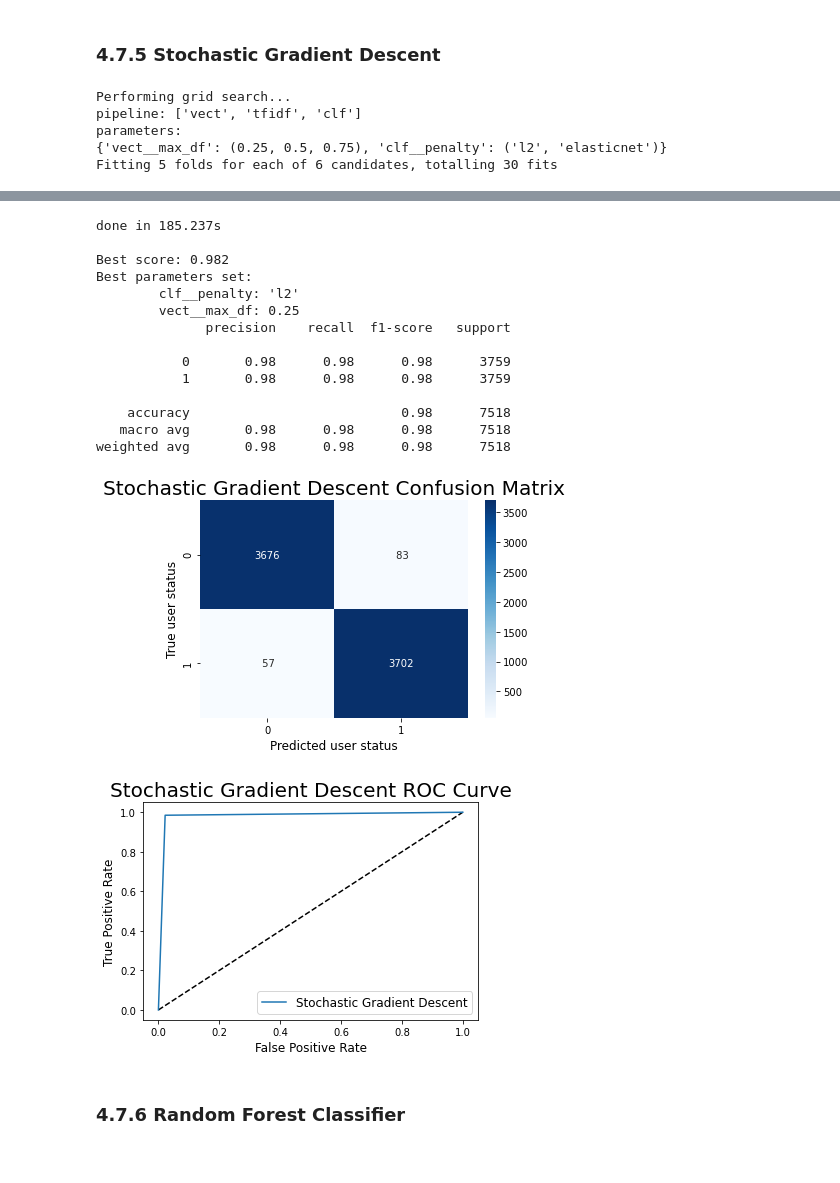
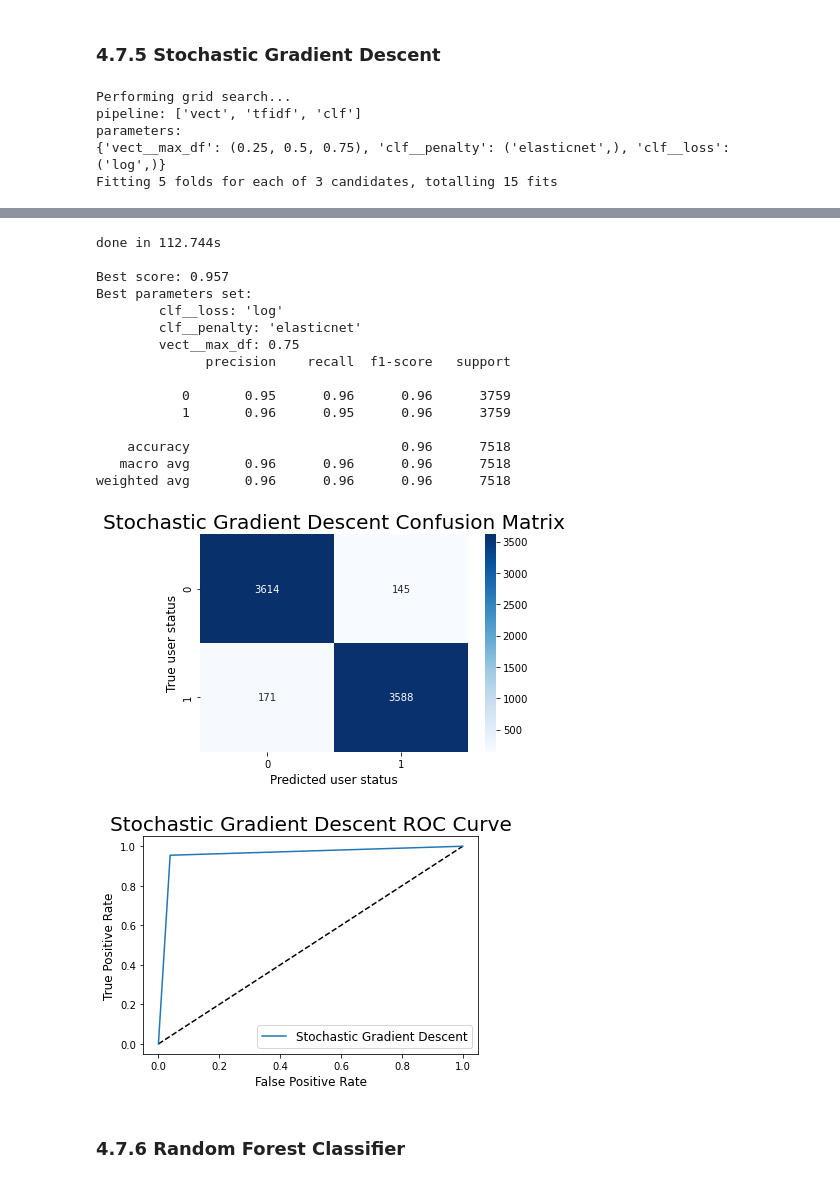
Before and after one commit to islamnusrat/Capstone_2_Fake_News_Detection, a Jupyter notebook: 04_Pre-Processing and Training .ipynb, the cells around one changed output, grey strips where cells are left out. Drawn from its saved outputs; the diff is of its cells as text; code cells hidden in the pictures.

```diff
--- a/04_Pre-Processing and Training .ipynb
+++ b/04_Pre-Processing and Training .ipynb
@@ -318,7 +318,7 @@ pipeline = Pipeline([
 
 parameters = {
     'vect__max_df': (0.25, 0.5, 0.75,),
-    'clf__penalty': ('l2', 'elasticnet'),
+    'clf__penalty': ('l1','l2'),
 }
 
 if __name__ == "__main__":
@@ -383,7 +383,8 @@ pipeline = Pipeline([
 
 parameters = {
     'vect__max_df': (0.25,0.5, 0.75),
-    'clf__penalty': ('l2', 'elasticnet'),
+    'clf__penalty': ('elasticnet',),
+    'clf__loss': ('log',)
 }
 
 if __name__ == "__main__":
@@ -415,6 +416,6 @@ results = results.append(metrics(model_name,y_test,y_pred))
 Performing grid search...
 pipeline: ['vect', 'tfidf', 'clf']
 parameters:
-{'vect__max_df': (0.25, 0.5, 0.75), 'clf__penalty': ('l2', 'elasticnet')}
-Fitting 5 folds for each of 6 candidates, totalling 30 fits
+{'vect__max_df': (0.25, 0.5, 0.75), 'clf__penalty': ('elasticnet',), 'clf__loss': ('log',)}
+Fitting 5 folds for each of 3 candidates, totalling 15 fits
 [Parallel(n_jobs=-1)]: Using backend LokyBackend with 4 concurrent workers.
@@ -422,19 +423,20 @@ Fitting 5 folds for each of 6 candidates, totalling 30 fits
-done in 185.237s
+done in 112.744s
 
-Best score: 0.982
+Best score: 0.957
 Best parameters set:
-        clf__penalty: 'l2'
-        vect__max_df: 0.25
+        clf__loss: 'log'
+        clf__penalty: 'elasticnet'
+        vect__max_df: 0.75
               precision    recall  f1-score   support
 
-           0       0.98      0.98      0.98      3759
-           1       0.98      0.98      0.98      3759
+           0       0.95      0.96      0.96      3759
+           1       0.96      0.95      0.96      3759
 
-    accuracy                           0.98      7518
-   macro avg       0.98      0.98      0.98      7518
-weighted avg       0.98      0.98      0.98      7518
+    accuracy                           0.96      7518
+   macro avg       0.96      0.96      0.96      7518
+weighted avg       0.96      0.96      0.96      7518
-[figure, old version]
+[figure, new version]
-[figure, old version]
+[figure, new version]
 # %% [markdown]
 ### 4.7.6 Random Forest Classifier<a id='4.7.6_Random_Forest_Classifier'></a>
 # %%
```
Also changed, not shown: parts of 6 cells of this notebook.
